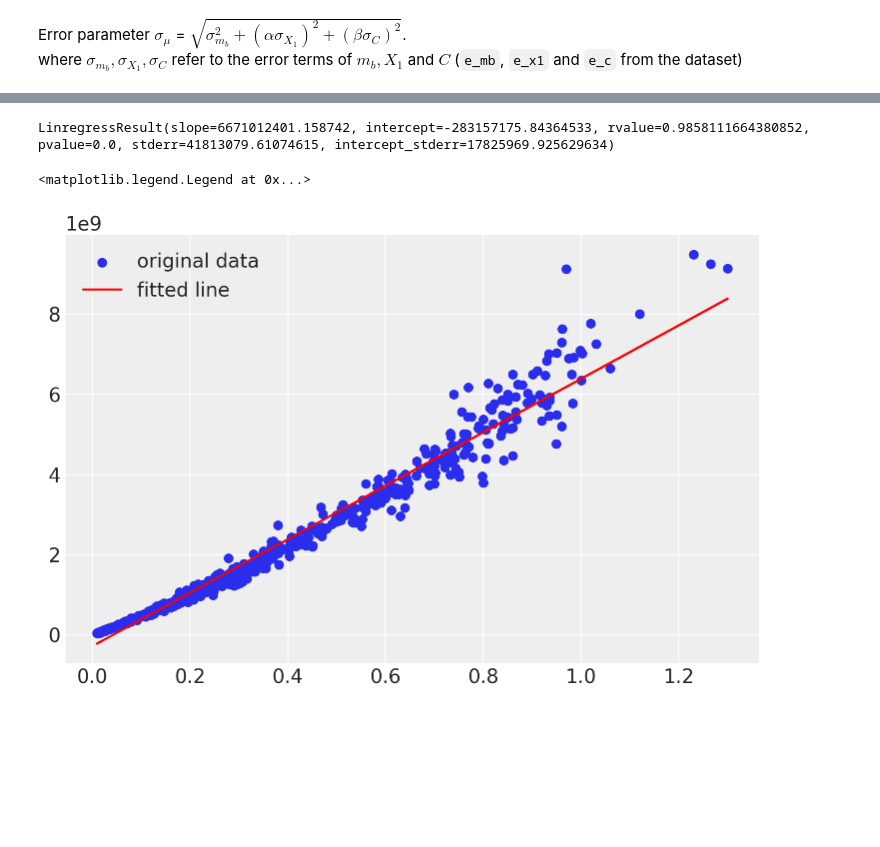
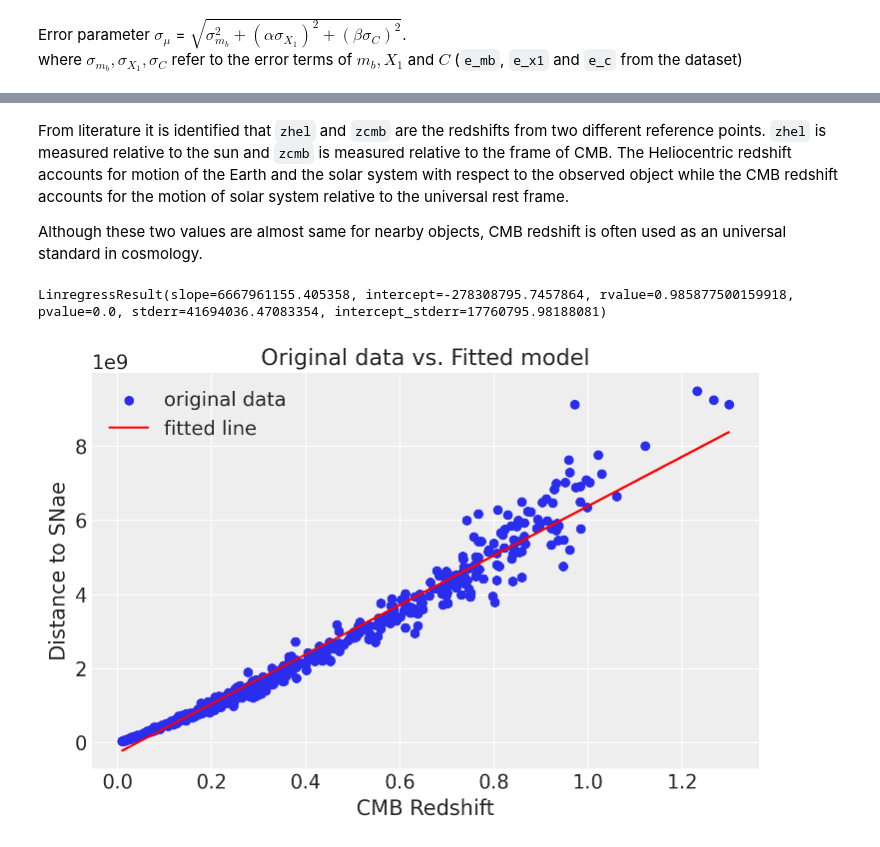
Before and after one commit to Raghuram-Veeramallu/Astro_Stat_Project2, a Jupyter notebook: Project2_Group3.ipynb, the cells around one changed output, grey strips where cells are left out. Drawn from its saved outputs; the diff is of its cells as text; code cells hidden in the pictures; blank space fills up the shorter version.

```diff
--- a/Project2_Group3.ipynb
+++ b/Project2_Group3.ipynb
@@ -101,6 +102,8 @@ df['dist_moduli'] = df['mb'] - (df['MB'] - alpha * df['x1'] + beta * df['c'])
 # distance
 df['d'] = 10 ** (df['dist_moduli']/5 + 1)
 # %%
+# distance modulii (mu) error
 df['e_mu'] = np.sqrt(df['e_mb'] ** 2 + (alpha * df['e_x1']) ** 2 + (beta * df['e_c']))
+
+# distance error
+df['e_d']= (df['e_mu'] * np.log(10) * np.abs(df['d']))/5
-# %%
-df['e_d'] = 10 ** df['e_mu']/5
@@ -122,16 +142,23 @@ plt.scatter(df['d'], df['zcmb'] + df['zhel'])
+# %% [markdown]
+From literature it is identified that `zhel` and `zcmb` are the redshifts from two different reference points. `zhel` is measured relative to the sun and `zcmb` is measured relative to the frame of CMB. The Heliocentric redshift accounts for motion of the Earth and the solar system with respect to the observed object while the CMB redshift accounts for the motion of solar system relative to the universal rest frame.
+
+Although these two values are almost same for nearby objects, CMB redshift is often used as an universal standard in cosmology.
 # %%
-reg_1 = stats.linregress(df['zhel'], df['d'])
+reg_1 = stats.linregress(df['zcmb'], df['d'])
 print(reg_1)
 # %% [output]
-LinregressResult(slope=6671012401.158742, intercept=-283157175.84364533, rvalue=0.9858111664380852, pvalue=0.0, stderr=41813079.61074615, intercept_stderr=17825969.925629634)
+LinregressResult(slope=6667961155.405358, intercept=-278308795.7457864, rvalue=0.985877500159918, pvalue=0.0, stderr=41694036.47083354, intercept_stderr=17760795.98188081)
 # %%
-y_pred = reg_1.intercept + (df['zhel'] * reg_1.slope)
+y_pred = reg_1.intercept + (df['zcmb'] * reg_1.slope)
 residual = y_pred - df['d']
 
-plt.scatter(df['zhel'], df['d'], label='original data')
-plt.plot(df['zhel'], y_pred, 'r', label='fitted line')
+plt.scatter(df['zcmb'], df['d'], label='original data')
+plt.plot(df['zcmb'], y_pred, 'r', label='fitted line')
+plt.xlabel('CMB Redshift')
+plt.ylabel('Distance to SNae')
+plt.title('Original data vs. Fitted model')
 plt.legend()
+plt.show()
 # %% [output]
-<matplotlib.legend.Legend at 0x...>
-[figure, old version]
+[figure, new version]
 # %%
```
Also changed, not shown: parts of 16 cells of this notebook.
